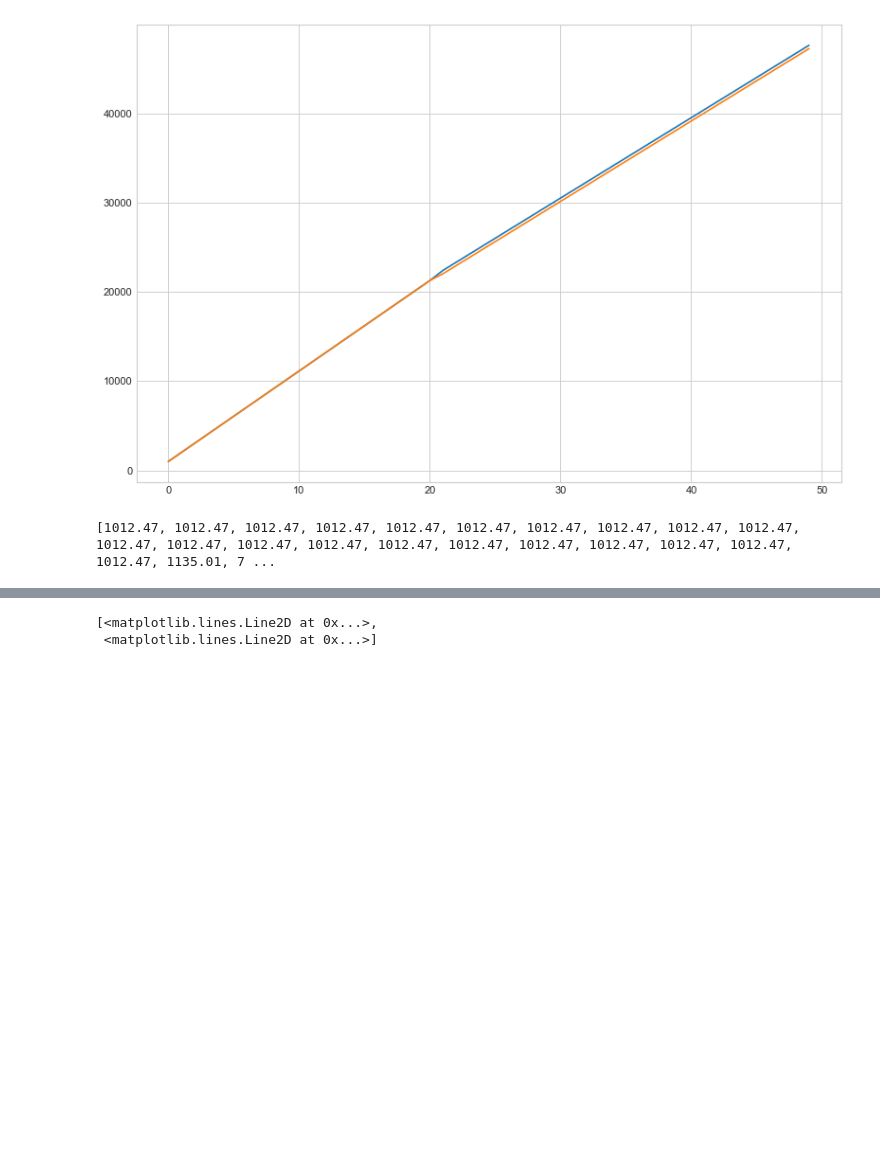
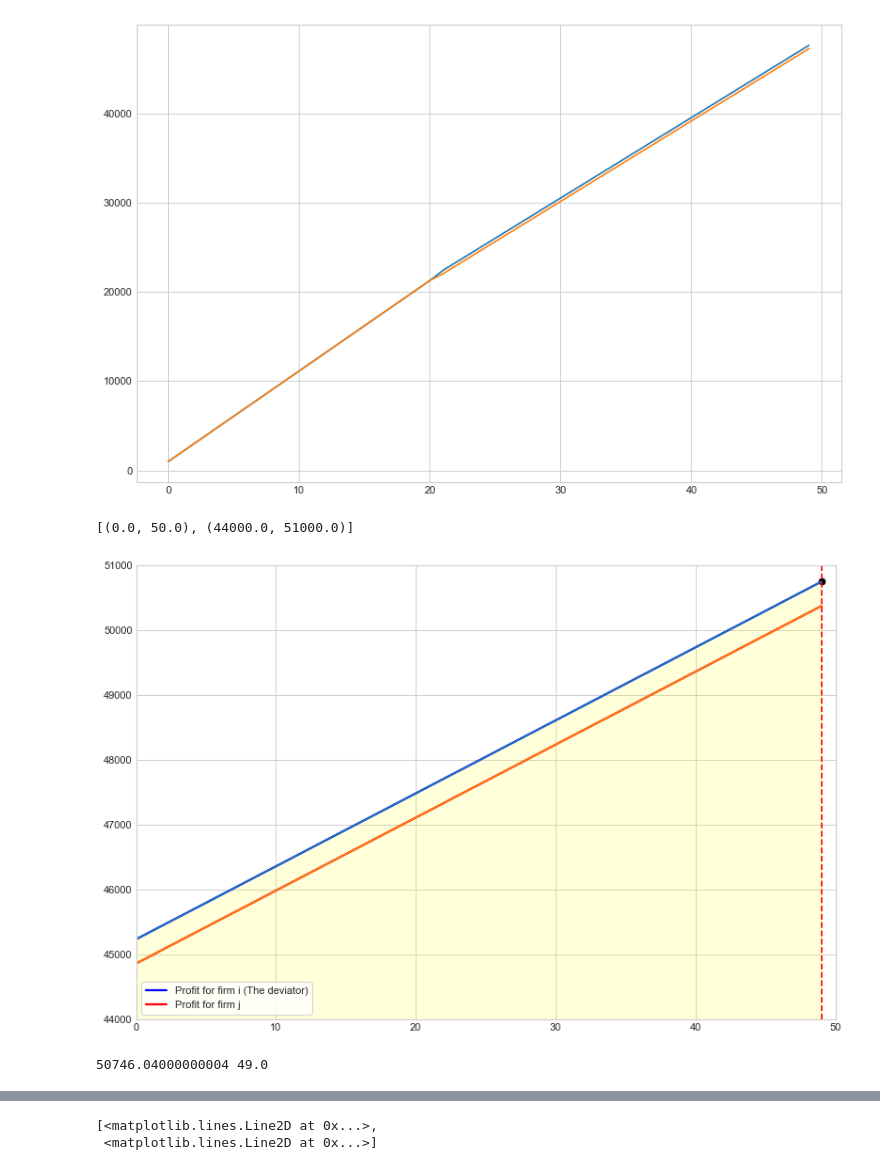
Before and after one commit to yapicikerem/Numecon_workspace, a Jupyter notebook: modelproject/Cournot-Copy1.ipynb, the cells around one changed output, grey strips where cells are left out. Saved outputs shown, nothing was run; the diff lists cells and outputs as text; code cells hidden in the pictures; blank space fills up the shorter version.

```diff
--- a/modelproject/Cournot-Copy1.ipynb
+++ b/modelproject/Cournot-Copy1.ipynb
@@ -199,4 +199,46 @@ for i in t_grid:
-# %%
-print(profit_i_tft, profit_j_tft)
-# %% [output]
-[1012.47, 1012.47, 1012.47, 1012.47, 1012.47, 1012.47, 1012.47, 1012.47, 1012.47, 1012.47, 1012.47, 1012.47, 1012.47, 1012.47, 1012.47, 1012.47, 1012.47, 1012.47, 1012.47, 1012.47, 1012.47, 1135.01, 7 ...
+# %%
+t_grid = np.linspace(0, 49, 50)
+d_grid = np.linspace(0, 49, 50)
+
+#Triggger
+profit_i_trig_total = []
+profit_j_trig_total = []
+
+for j in d_grid:
+
+    profit_i_trig = []
+    profit_j_trig = []
+
+    for i in t_grid:
+        if i <= (j-1):
+            profit_i_trig.append(1012.47)
+            profit_j_trig.append(1012.47)
+        elif i == j:
+            profit_i_trig.append(1135.01)
+            profit_j_trig.append(760.94)
+        else:
+            profit_i_trig.append(900)
+            profit_j_trig.append(900)
+
+    profit_i_trig_total.append(sum(profit_i_trig))
+    profit_j_trig_total.append(sum(profit_j_trig))
+
+fig = plt.figure(figsize=(12, 8), dpi=80)
+ax = fig.add_subplot(1,1,1)
+ax.plot(d_grid,profit_i_trig_total, lw=2,color='blue',label='Profit for firm i (The deviator)')
+ax.plot(d_grid,profit_j_trig_total, lw=2, color='red',label='Profit for firm j')
+ax.legend(loc='lower left',frameon=True)
+ax.plot(d_grid,profit_i_trig_total, profit_j_trig_total)
+ax.axvline(x=49, color='red',linestyle = 'dashed')
+ax.scatter(49,50746.04, color='black')
+ax.fill_between(d_grid,profit_i_trig_total, color='yellow', alpha=0.15)
+ax.set(xlim=(0, 50), ylim=(44000, 51000))
+# %% [output]
+[(0.0, 50.0), (44000.0, 51000.0)]
+[figure, added]
+# %%
+optimum_profit_trig = max(profit_i_trig_total)
+optimum_deviationperiod_trig = d_grid[profit_i_trig_total.index(max(profit_i_trig_total))]
+print(optimum_profit_trig, optimum_deviationperiod_trig)
+# %% [output]
+50746.04000000004 49.0
```
Also changed, not shown: parts of 24 cells of this notebook.
